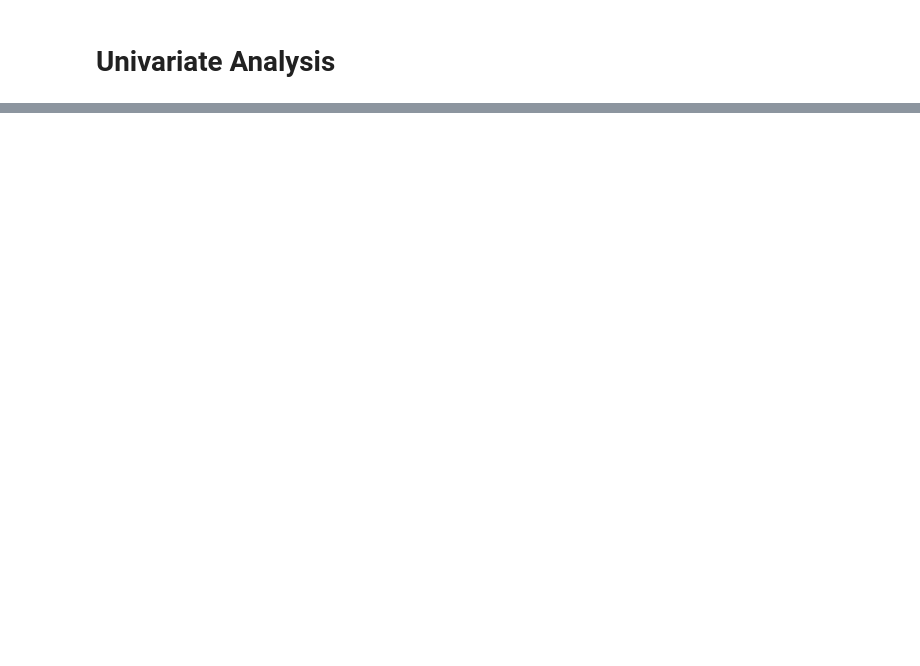
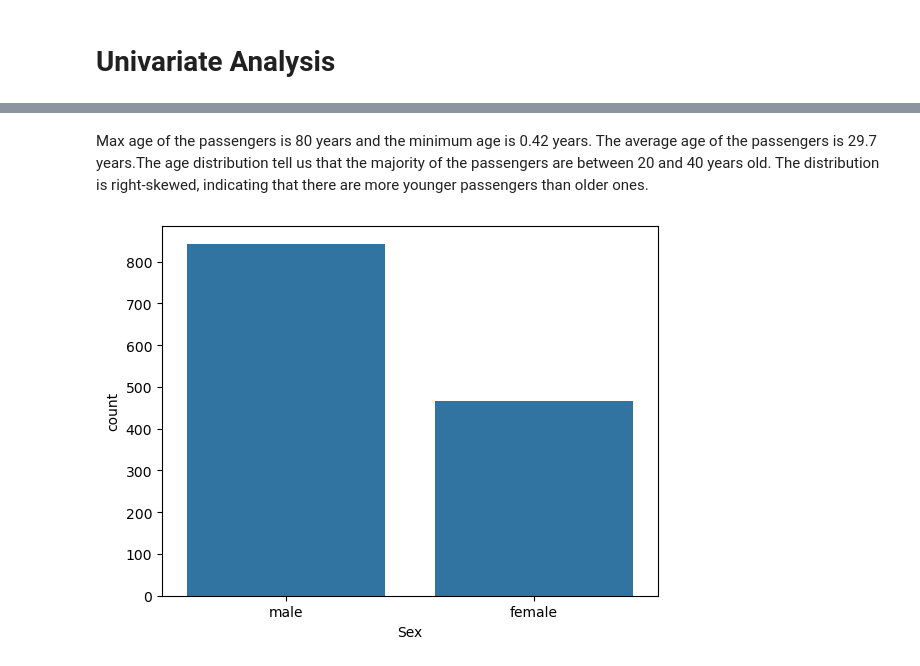
Before and after one commit to zainulabideenab9-cloud/Titanic_dataset_research, a Jupyter notebook: EDA_SUMMARY_OF_DATA.ipynb, the cells around one changed output, grey strips where cells are left out. Saved outputs shown, nothing was run; the diff lists cells and outputs as text; code cells hidden in the pictures; blank space fills up the shorter version.

```diff
--- a/EDA_SUMMARY_OF_DATA.ipynb
+++ b/EDA_SUMMARY_OF_DATA.ipynb
@@ -238,0 +268,9 @@ Max age of the passengers is 80 years and the minimum age is 0.42 years. The ave
+# %% [markdown]
+Max age of the passengers is 80 years and the minimum age is 0.42 years. The average age of the passengers is 29.7 years.The age distribution tell us that the majority of the passengers are between 20 and 40 years old. The distribution is right-skewed, indicating that there are more younger passengers than older ones.
+# %%
+# now we will check the sex distribution of the passengers in the dataset.
+# We will use a bar chart to visualize the distribution of sexes.
+sns.countplot(x="Sex", data=df)
+plt.show()
+# %% [output]
+[figure, added]
```
Also changed, not shown: parts of 29 cells of this notebook.
